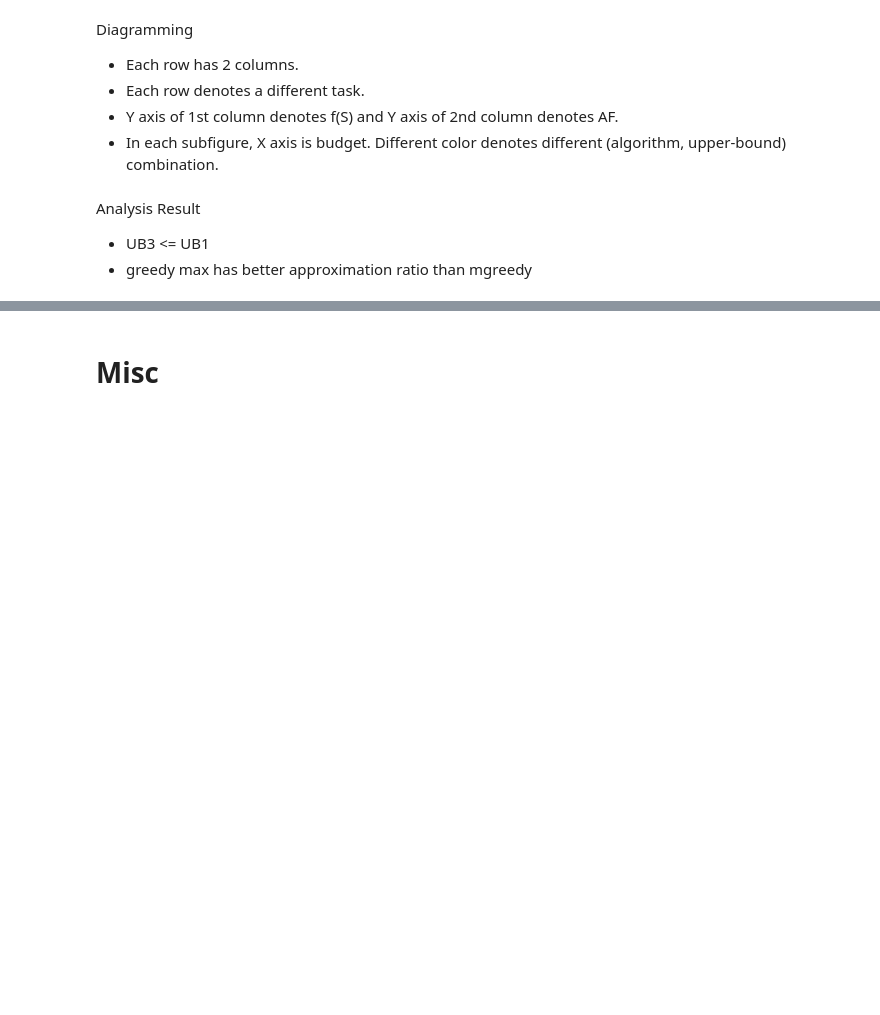
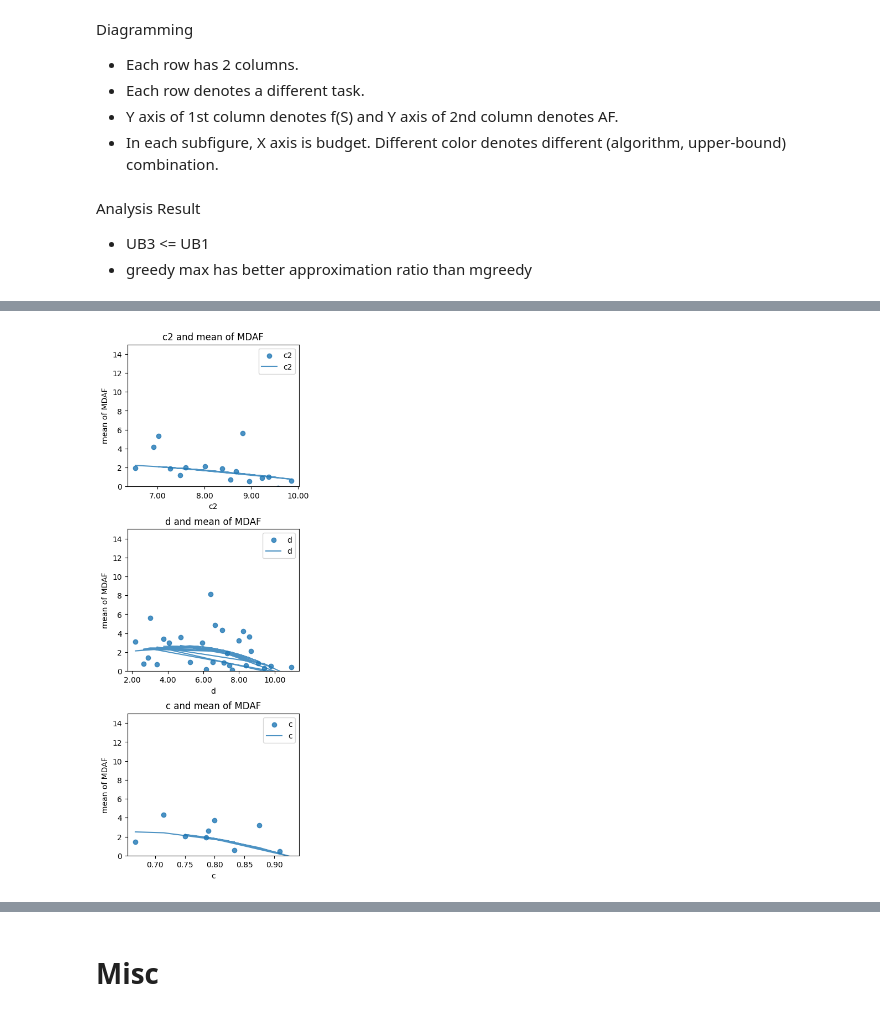
Before and after one commit to tongch8819/SubOptKnapsack, a Jupyter notebook: notebooks/plot.ipynb, the cells around one changed output, grey strips where cells are left out. Cells and saved outputs as stored; diff of their text form; code cells hidden in the pictures; blank space fills up the shorter version.

```diff
--- a/notebooks/plot.ipynb
+++ b/notebooks/plot.ipynb
@@ -41 +203,87 @@ Analysis Result
+# %%
+result_root_dir = "../result/custom-coverage-additive"
+
+# Each row contains one parameter
+# alpha
+# beta
+# gamma
+# seed
+# c2
+# d
+# c
+# e
+alpha, beta, gamma, c2, d, c, e, MDAF,n, seed = load_custom_series(result_root_dir)
+
+f = []
+
+for i in range(0, len(c2)):
+    f.append(c2[i]/d[i])
+
+c2, c2_mdaf = combine_similar_elements(c2, MDAF, eps=0.1)
+d, d_mdaf = combine_similar_elements(d, MDAF, eps=0.1)
+c, c_mdaf = combine_similar_elements(c, MDAF, eps=1e-4)
+e, e_mdaf = combine_similar_elements(e, MDAF, eps=0.1)
+f, f_mdaf = combine_similar_elements(f, MDAF, eps=0.1)
+
+parameters_names = [
+    #"alpha",
+    #"beta",
+    #"gamma",
+    "c2",
+    "d",
+    "c",
+    #"e",
+    #"f"
+]
+
+parameter_list = [
+    #alpha,
+    #beta,
+    #gamma,
+    c2,
+    d,
+    c,
+    #e,
+    #f
+]
+
+MDAF_list = [
+    c2_mdaf,
+    d_mdaf,
+    c_mdaf,
+    #e_mdaf,
+    #f_mdaf
+]
+
+rows = len(parameters_names)
+cols = 1
+height, width = 4,4
+fig, axes = plt.subplots(rows, 1, figsize=(cols * width, rows * height),
+    gridspec_kw={
+	'wspace' : 0.3,
+	'hspace' : 0.3,
+})
+
+
+for ax, parameter_name, parameter, vmdaf in zip(axes, parameters_names, parameter_list, MDAF_list):
+    ax.set_xlabel(parameter_name)
+    ax.set_ylabel("mean of MDAF")
+    ax.set_title(f"{parameter_name} and mean of MDAF")
+
+    ax.xaxis.set_major_formatter(ticker.FormatStrFormatter("%.2f"))
+
+    ax.set_ylim(0.0, 15)
+
+    f = np.polyfit(parameter, vmdaf, 2)
+    p = np.poly1d(f)
+    fvmdaf = p(parameter)
+
+    ax.scatter(parameter, vmdaf, label=parameter_name, alpha=0.8)
+    ax.plot(parameter, fvmdaf, label=parameter_name, alpha=0.8)
+
+    ax.legend()
+
+plt.show()
+# %% [output]
+[figure, added]
 # %%
```
Also changed, not shown: parts of 8 cells of this notebook, 17 other files.
